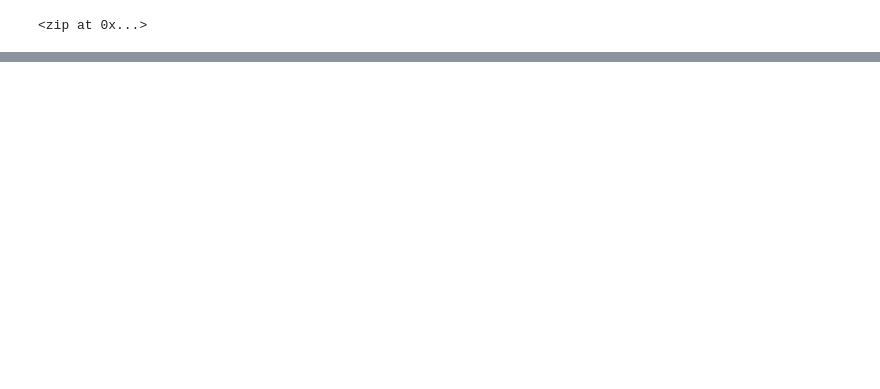
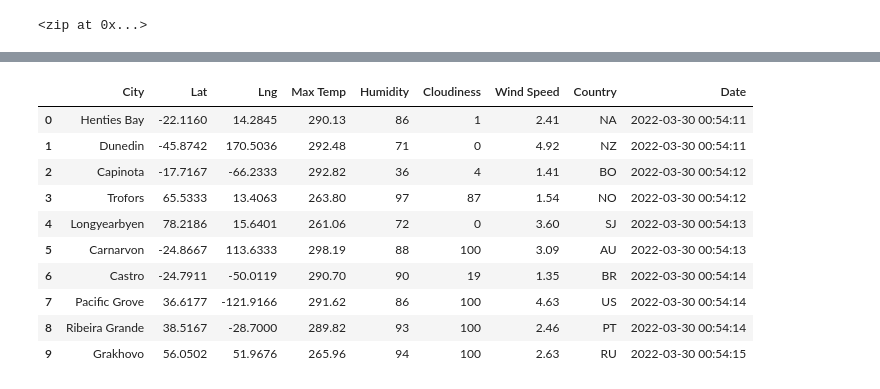
Before and after one commit to kwarzeski/World_Weather_Analysis, a Jupyter notebook: WeatherPy.ipynb, the cells around one changed output, grey strips where cells are left out. Cells and saved outputs as stored; diff of their text form; code cells hidden in the pictures; blank space fills up the shorter version.

```diff
--- a/WeatherPy.ipynb
+++ b/WeatherPy.ipynb
@@ -33,0 +118,16 @@ len(cities)
+# %%
+# Convert the array of dictionaries to a Pandas DataFrame.
+city_data_df = pd.DataFrame(city_data)
+city_data_df.head(10)
+# %% [output]
+|  | City | Lat | Lng | Max Temp | Humidity | Cloudiness | Wind Speed | Country | Date |
+| 0 | Henties Bay | -22.1160 | 14.2845 | 290.13 | 86 | 1 | 2.41 | NA | 2022-03-30 00:54:11 |
+| 1 | Dunedin | -45.8742 | 170.5036 | 292.48 | 71 | 0 | 4.92 | NZ | 2022-03-30 00:54:11 |
+| 2 | Capinota | -17.7167 | -66.2333 | 292.82 | 36 | 4 | 1.41 | BO | 2022-03-30 00:54:12 |
+| 3 | Trofors | 65.5333 | 13.4063 | 263.80 | 97 | 87 | 1.54 | NO | 2022-03-30 00:54:12 |
+| 4 | Longyearbyen | 78.2186 | 15.6401 | 261.06 | 72 | 0 | 3.60 | SJ | 2022-03-30 00:54:13 |
+| 5 | Carnarvon | -24.8667 | 113.6333 | 298.19 | 88 | 100 | 3.09 | AU | 2022-03-30 00:54:13 |
+| 6 | Castro | -24.7911 | -50.0119 | 290.70 | 90 | 19 | 1.35 | BR | 2022-03-30 00:54:14 |
+| 7 | Pacific Grove | 36.6177 | -121.9166 | 291.62 | 86 | 100 | 4.63 | US | 2022-03-30 00:54:14 |
+| 8 | Ribeira Grande | 38.5167 | -28.7000 | 289.82 | 93 | 100 | 2.46 | PT | 2022-03-30 00:54:14 |
+| 9 | Grakhovo | 56.0502 | 51.9676 | 265.96 | 94 | 100 | 2.63 | RU | 2022-03-30 00:54:15 |
```
Also changed, not shown: parts of 6 cells of this notebook, 2 other files.
